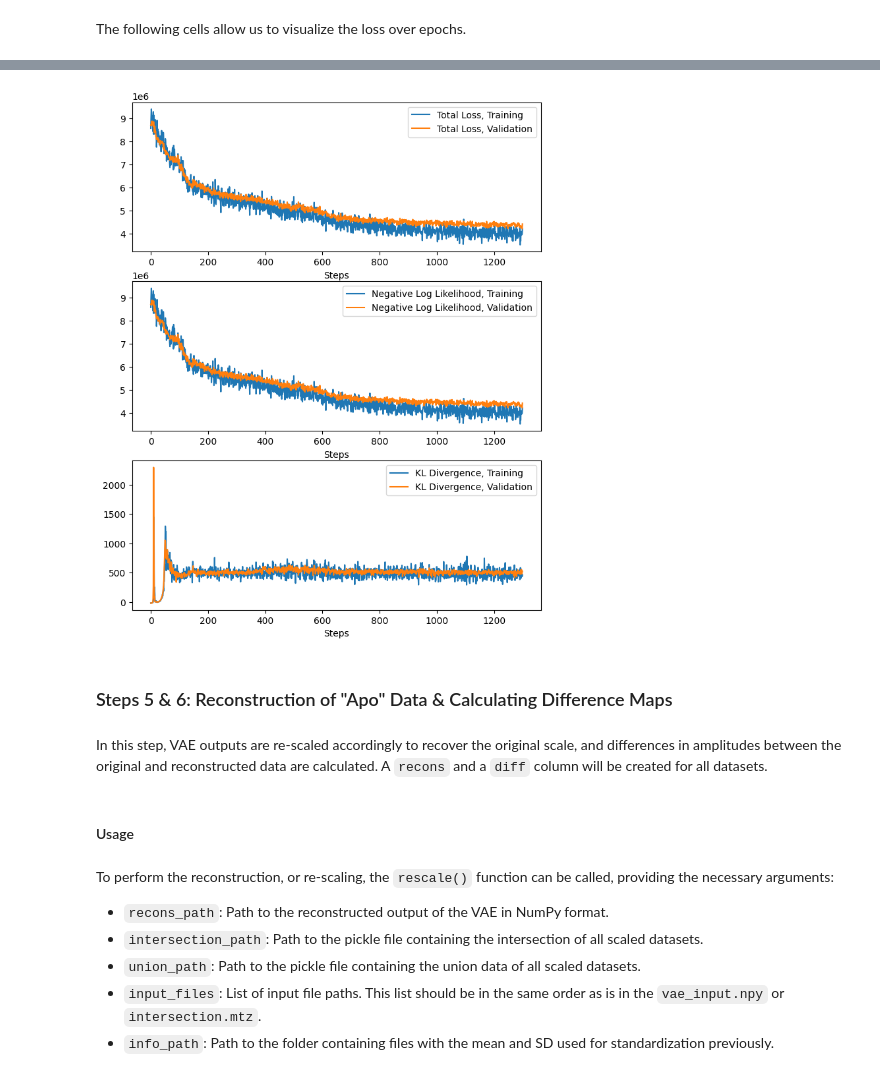
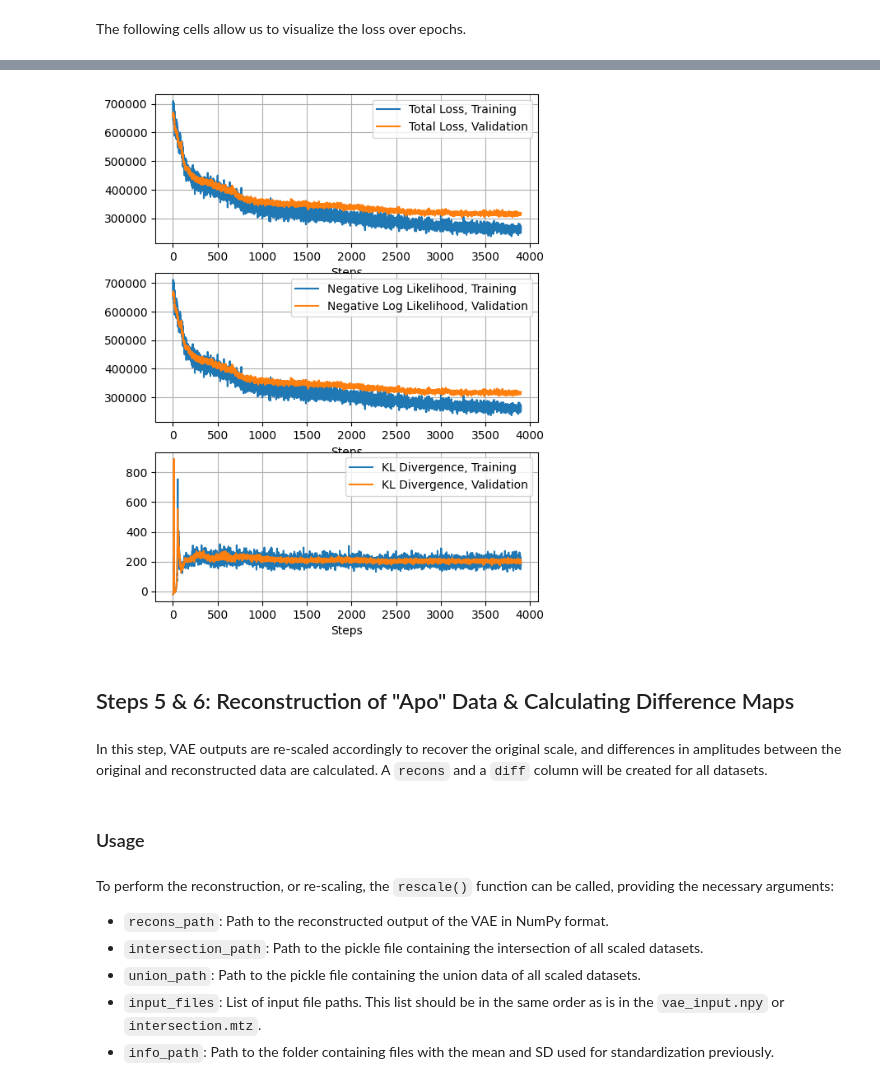
Before and after one commit to Hekstra-Lab/valdo, a Jupyter notebook: notebooks/pipeline.ipynb, the cells around one changed output, grey strips where cells are left out. Saved outputs shown, nothing was run; the diff lists cells and outputs as text; code cells hidden in the pictures.

```diff
--- a/notebooks/pipeline.ipynb
+++ b/notebooks/pipeline.ipynb
@@ -26,6 +26,7 @@ import gemmi
 import valdo
 
 pd.set_option("display.precision", 3)
+plt.rc('figure', figsize=(4,2.5))
 print("done with imports.")
 # %% [output]
 done with imports.
@@ -54,6 +41,7 @@ For multiprocessing, we will use 63 CPUs.
 # %%
 include_errors = True        # whether to use SIGFs in the VAE loss function
-stdof          = 256          # DOF for student t (None -> normal dist); only used when include_errors=True
+stdof          = 16          # DOF for student t (None -> normal dist); only used when include_errors=True
+eps            = 0.02         # the smaller eps (>=0), the more strongly estimated errors are taken into account (default: 0.01)
 ref_mtz        = '0001.mtz'   # use a high-quality dataset as reference
 min_cc_ref     = 0.6          # min correlation with the reference dataset. otherwise discarded.
 mtzs_to_ignore = ['0003.mtz'] # MTZs to disregard; in this case, I don't have read permission for '0003.mtz'
@@ -65,5 +53,5 @@ radius_in_A    = 4.0          # radius (in A) of the gaussian smoothing kernel;
 
 # VAE (most settings hardcoded below)
 latent_dim     = 7            # VAE latent space dimension (default: 7)
-epochs         = 100          # Number of VAE training epochs (default: 300)
-run_prefix     = "run_9_" + str(random_seed) + "_"
+epochs         = 300          # Number of VAE training epochs (default: 300)
+run_prefix     = "run_15_" + str(random_seed) + "_"
@@ -732,31 +623,34 @@ plt.show()
 # %%
-fig, axs = plt.subplots(nrows=3, ncols=1, figsize=[8,10])
+fig, axs = plt.subplots(nrows=3, ncols=1, figsize=[6,8])
 ax = axs.reshape(-1)
 
 ax[0].plot(loss_array[:,0], label='Total Loss, Training')
 ax[0].plot(loss_array[:,3], label='Total Loss, Validation')
 ax[0].set_xlabel("Steps")
+ax[0].grid()
 ax[0].legend()
 
 ax[1].plot(loss_array[:,1], label='Negative Log Likelihood, Training')
 ax[1].plot(loss_array[:,4], label='Negative Log Likelihood, Validation')
 ax[1].set_xlabel("Steps")
+ax[1].grid()
 ax[1].legend()
 
 ax[2].plot(loss_array[:,2], label='KL Divergence, Training')
 ax[2].plot(loss_array[:,5], label='KL Divergence, Validation')
 ax[2].set_xlabel("Steps")
+ax[2].grid()
 ax[2].legend()
 
 plt.show()
 # %% [output]
-[figure, old version]
+[figure, new version]
 # %% [markdown]
-### Steps 5 & 6: Reconstruction of "Apo" Data & Calculating Difference Maps
+## Steps 5 & 6: Reconstruction of "Apo" Data & Calculating Difference Maps
 # %% [markdown]
 In this step, VAE outputs are re-scaled accordingly to recover the original scale, and differences in amplitudes between the original and reconstructed data are calculated. A `recons` and a `diff` column will be created for all datasets.
 # %% [markdown]
-#### Usage
+### Usage
 # %% [markdown]
 To perform the reconstruction, or re-scaling, the `rescale()` function can be called, providing the necessary arguments:
 
```
Also changed, not shown: parts of 116 cells of this notebook, 5 other files.
